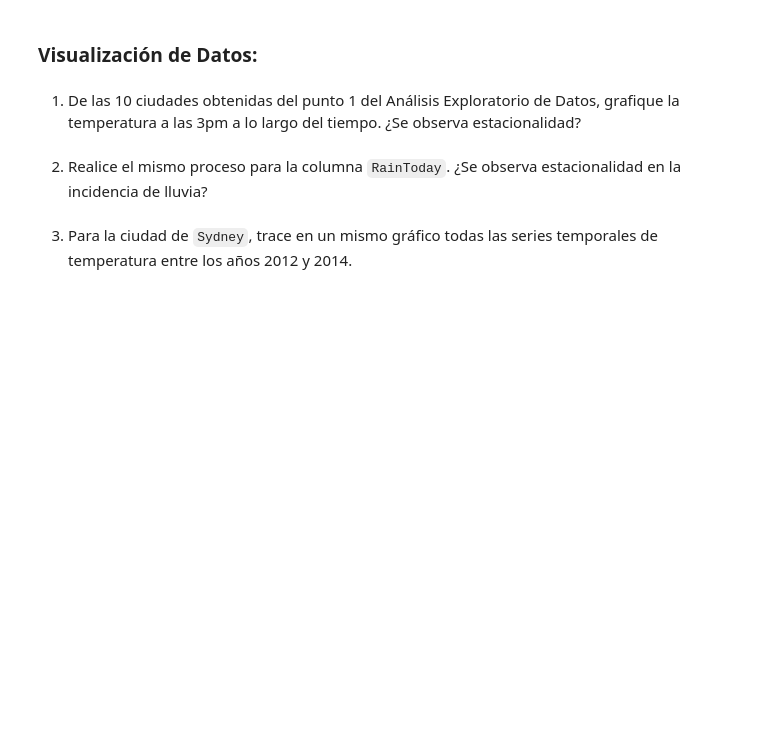
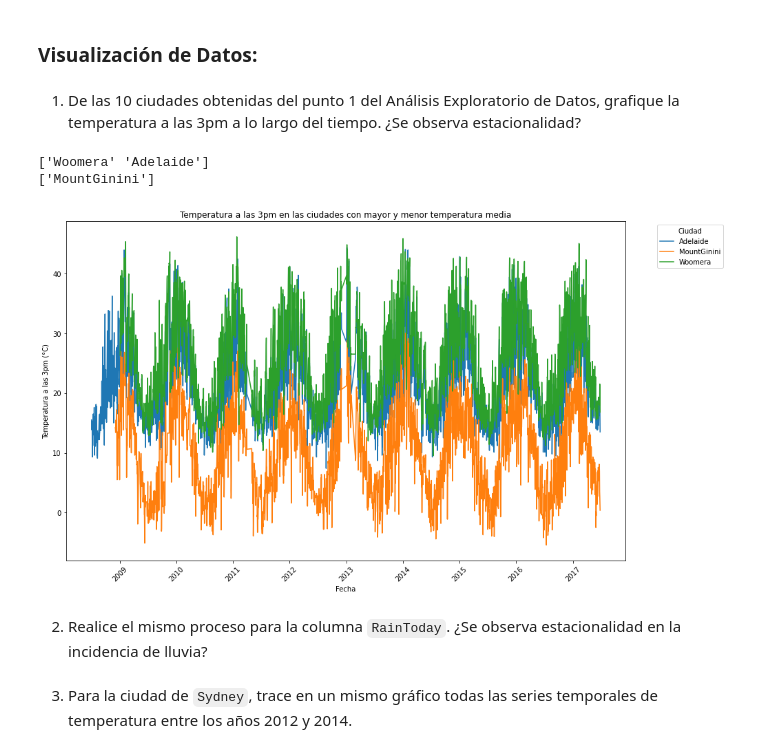
Before and after one commit to Facuu13/apa, a Jupyter notebook: Tp1/Tp1.ipynb, the cells around one changed output. Saved outputs shown, nothing was run; the diff lists cells and outputs as text; code cells hidden in the pictures; blank space fills up the shorter version.

Commit message:
ejercicios de visualizacion de datos

```diff
--- a/Tp1/Tp1.ipynb
+++ b/Tp1/Tp1.ipynb
@@ -468,6 +468,43 @@ Name: RainTomorrow, dtype: float64
 # %% [markdown]
 1. De las 10 ciudades obtenidas del punto 1 del Análisis Exploratorio de Datos, grafique la temperatura a las 3pm a lo
 largo del tiempo. ¿Se observa estacionalidad?
+# %%
+import matplotlib.pyplot as plt
+import seaborn as sns
+
+#la columna 'Date' sea de tipo datetime
+df['Date'] = pd.to_datetime(df['Date'], format='%Y-%m-%d')
+
+# Obtener las ciudades con mayor y menor temperatura media
+top_5_mayor_temp_media_ciudades = top_5_mayor_temp_media['Location'].unique()
+top_5_menor_temp_media_ciudades = top_5_menor_temp_media['Location'].unique()
+print (top_5_mayor_temp_media_ciudades)
+print(top_5_menor_temp_media_ciudades)
+
+# Combinar para obtener las ciudades
+top_ciudades = list(top_5_mayor_temp_media_ciudades) + list(top_5_menor_temp_media_ciudades)
+
+# Filtrar el DataFrame original para incluir solo estas ciudades
+df_top_10 = df[df['Location'].isin(top_ciudades)]
+
+# Crear el gráfico
+plt.figure(figsize=(14, 8))
+sns.lineplot(data=df_top_10, x='Date', y='Temp3pm', hue='Location', palette='tab10')
+
+# Configurar el gráfico
+plt.title('Temperatura a las 3pm en las ciudades con mayor y menor temperatura media')
+plt.xlabel('Fecha')
+plt.ylabel('Temperatura a las 3pm (°C)')
+plt.legend(title='Ciudad', bbox_to_anchor=(1.05, 1), loc='upper left')
+plt.xticks(rotation=45)
+plt.tight_layout()
+
+# Mostrar el gráfico
+plt.show()
+# %% [output]
+['Woomera' 'Adelaide']
+['MountGinini']
+[figure, added]
 # %% [markdown]
 2. Realice el mismo proceso para la columna `RainToday`. ¿Se observa estacionalidad en la incidencia de lluvia?
 # %% [markdown]
```
Also changed, not shown: parts of 9 cells of this notebook.
